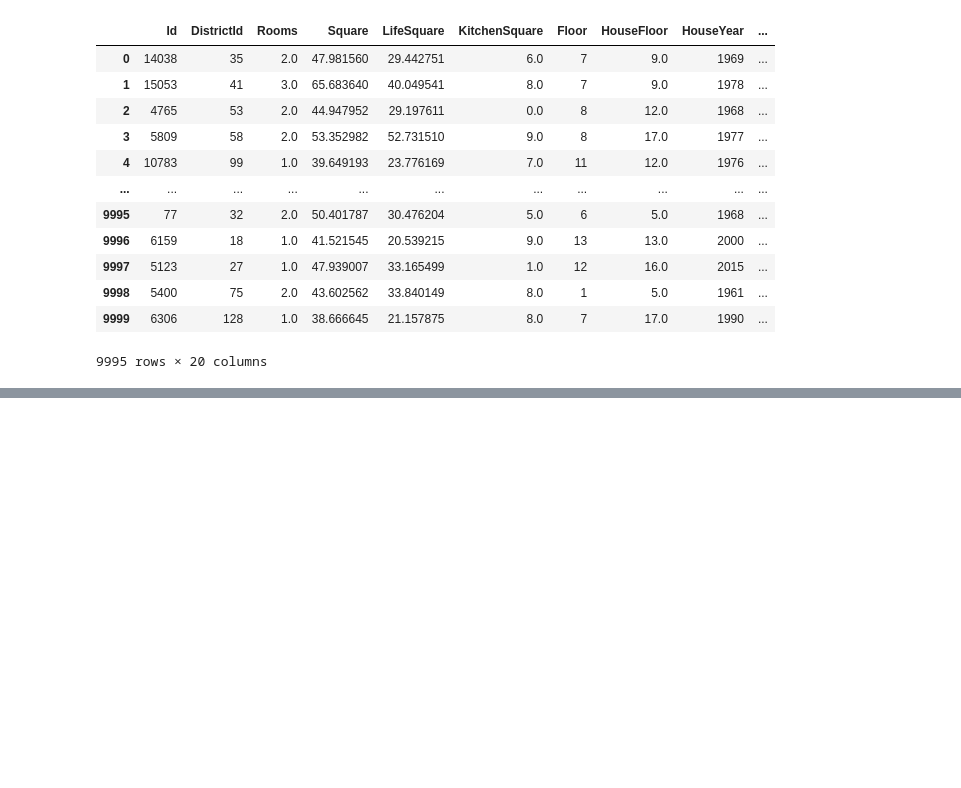
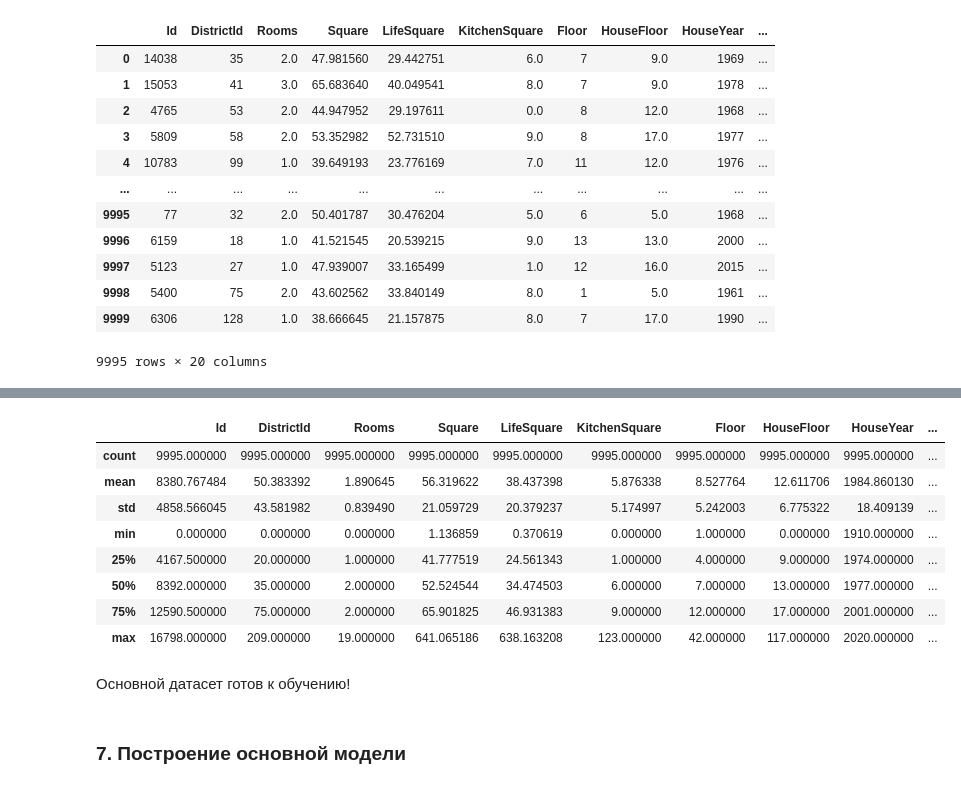
Before and after one commit to KorbovskiyOleg/DataScience, a Jupyter notebook: DataScince/Готовый курсовой проект/OKorbovsky_solution.ipynb, the cells around one changed output, grey strips where cells are left out. Cells and saved outputs as stored; diff of their text form; code cells hidden in the pictures; blank space fills up the shorter version.

```diff
--- a/DataScince/Готовый курсовой проект/OKorbovsky_solution.ipynb
+++ b/DataScince/Готовый курсовой проект/OKorbovsky_solution.ipynb
@@ -794,0 +829,16 @@ df
+# %%
+df.describe()
+# %% [output]
+|  | Id | DistrictId | Rooms | Square | LifeSquare | KitchenSquare | Floor | HouseFloor | HouseYear | ... |
+| count | 9995.000000 | 9995.000000 | 9995.000000 | 9995.000000 | 9995.000000 | 9995.000000 | 9995.000000 | 9995.000000 | 9995.000000 | ... |
+| mean | 8380.767484 | 50.383392 | 1.890645 | 56.319622 | 38.437398 | 5.876338 | 8.527764 | 12.611706 | 1984.860130 | ... |
+| std | 4858.566045 | 43.581982 | 0.839490 | 21.059729 | 20.379237 | 5.174997 | 5.242003 | 6.775322 | 18.409139 | ... |
+| min | 0.000000 | 0.000000 | 0.000000 | 1.136859 | 0.370619 | 0.000000 | 1.000000 | 0.000000 | 1910.000000 | ... |
+| 25% | 4167.500000 | 20.000000 | 1.000000 | 41.777519 | 24.561343 | 1.000000 | 4.000000 | 9.000000 | 1974.000000 | ... |
+| 50% | 8392.000000 | 35.000000 | 2.000000 | 52.524544 | 34.474503 | 6.000000 | 7.000000 | 13.000000 | 1977.000000 | ... |
+| 75% | 12590.500000 | 75.000000 | 2.000000 | 65.901825 | 46.931383 | 9.000000 | 12.000000 | 17.000000 | 2001.000000 | ... |
+| max | 16798.000000 | 209.000000 | 19.000000 | 641.065186 | 638.163208 | 123.000000 | 42.000000 | 117.000000 | 2020.000000 | ... |
+# %% [markdown]
+Основной датасет готов к обучению!
+# %% [markdown]
+### 7. Построение основной модели
```
Also changed, not shown: parts of 14 cells of this notebook, 1 other file.
